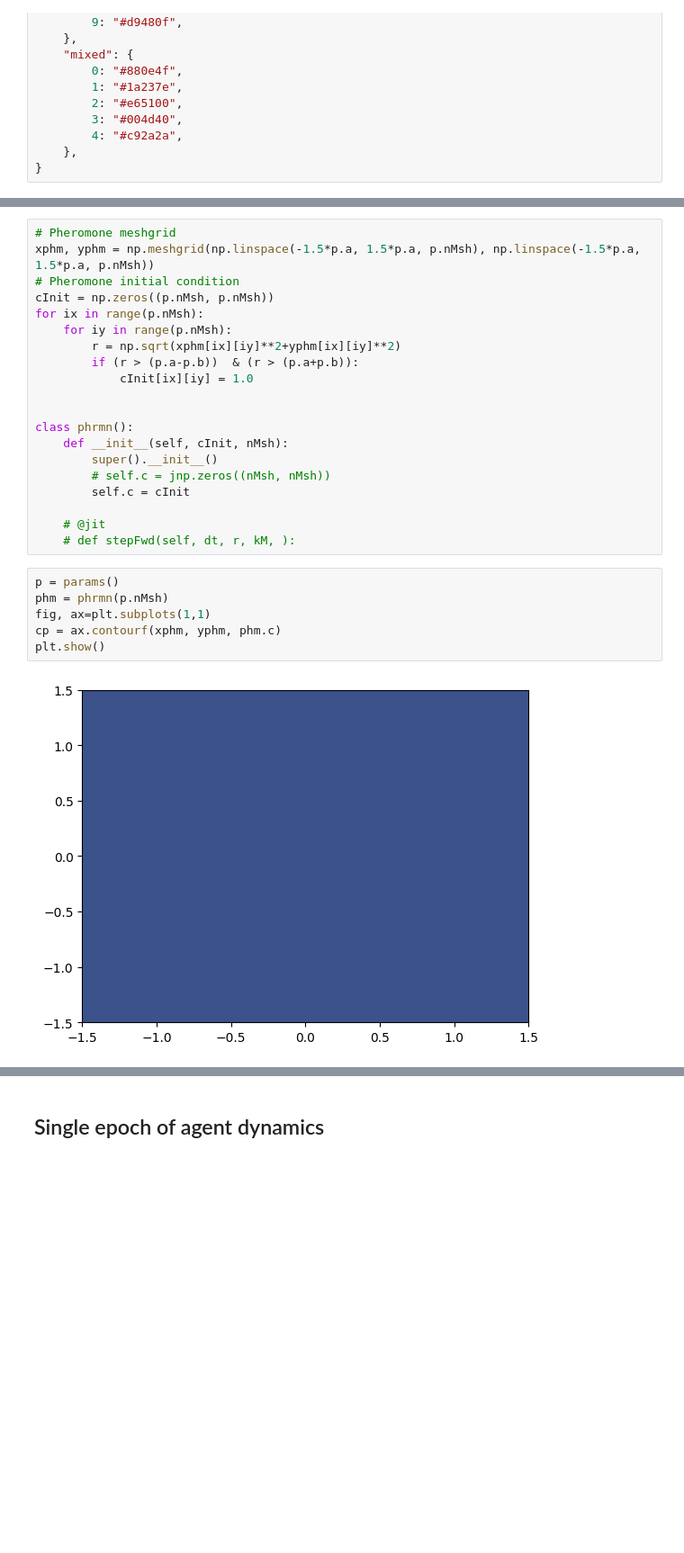
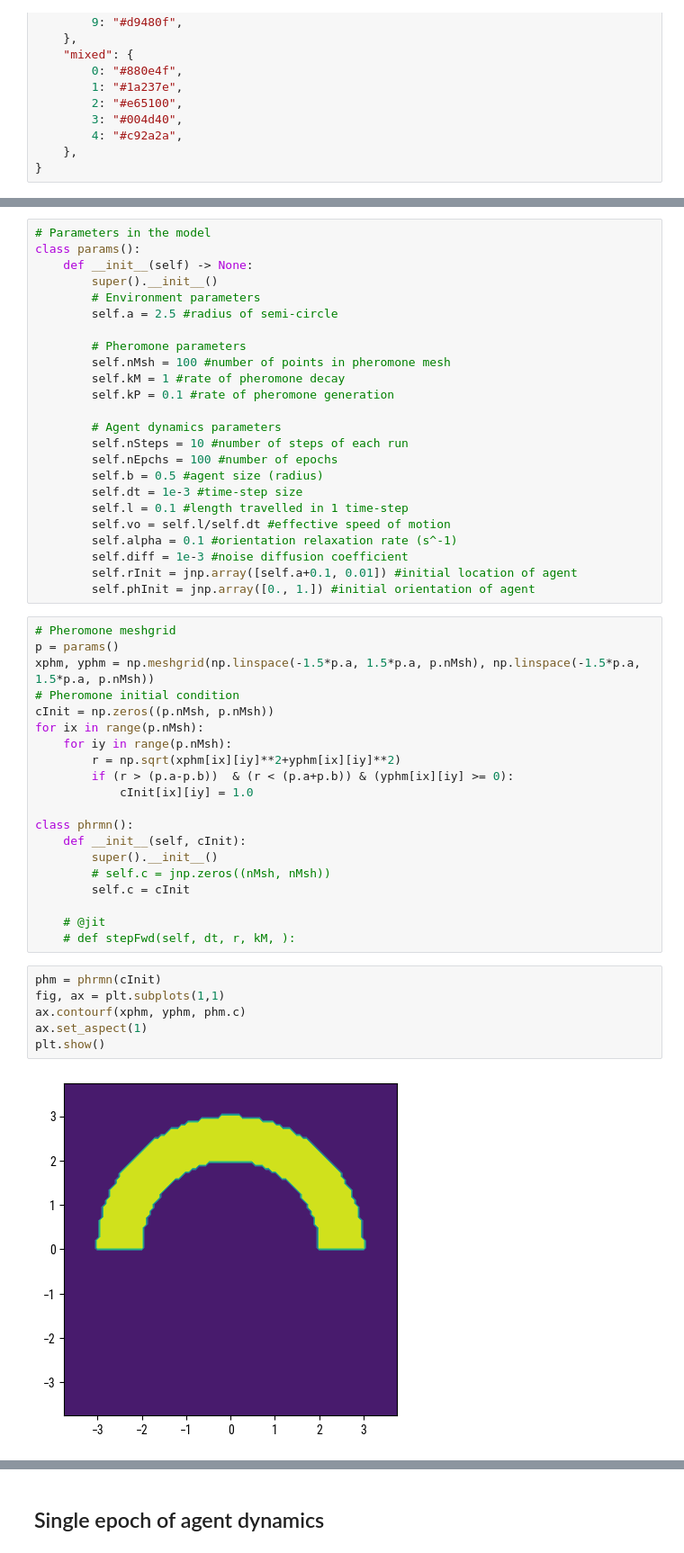
Before and after one commit to sgangaprasath/CollectiveTradeoff, a Jupyter notebook: LineFollowOUParticle.ipynb, the cells around one changed output, grey strips where cells are left out. Shown at 90% size. Cells and saved outputs as stored; diff of their text form; blank space fills up the shorter version.

```diff
--- a/LineFollowOUParticle.ipynb
+++ b/LineFollowOUParticle.ipynb
@@ -194,17 +196,41 @@ colors = {
+# %%
+# Parameters in the model
+class params():
+    def __init__(self) -> None:
+        super().__init__()
+        # Environment parameters
+        self.a = 2.5 #radius of semi-circle
+
+        # Pheromone parameters
+        self.nMsh = 100 #number of points in pheromone mesh
+        self.kM = 1 #rate of pheromone decay
+        self.kP = 0.1 #rate of pheromone generation
+
+        # Agent dynamics parameters
+        self.nSteps = 10 #number of steps of each run
+        self.nEpchs = 100 #number of epochs
+        self.b = 0.5 #agent size (radius)
+        self.dt = 1e-3 #time-step size
+        self.l = 0.1 #length travelled in 1 time-step
+        self.vo = self.l/self.dt #effective speed of motion
+        self.alpha = 0.1 #orientation relaxation rate (s^-1)
+        self.diff = 1e-3 #noise diffusion coefficient
+        self.rInit = jnp.array([self.a+0.1, 0.01]) #initial location of agent
+        self.phInit = jnp.array([0., 1.]) #initial orientation of agent
 # %%
 # Pheromone meshgrid
+p = params()
 xphm, yphm = np.meshgrid(np.linspace(-1.5*p.a, 1.5*p.a, p.nMsh), np.linspace(-1.5*p.a, 1.5*p.a, p.nMsh))
 # Pheromone initial condition
 cInit = np.zeros((p.nMsh, p.nMsh))
 for ix in range(p.nMsh):
     for iy in range(p.nMsh):
         r = np.sqrt(xphm[ix][iy]**2+yphm[ix][iy]**2)
-        if (r > (p.a-p.b))  & (r > (p.a+p.b)):
+        if (r > (p.a-p.b))  & (r < (p.a+p.b)) & (yphm[ix][iy] >= 0):
             cInit[ix][iy] = 1.0
 
-
 class phrmn():
-    def __init__(self, cInit, nMsh):
+    def __init__(self, cInit):
         super().__init__()
         # self.c = jnp.zeros((nMsh, nMsh))
         self.c = cInit
@@ -212,10 +238,10 @@ class phrmn():
     # @jit
     # def stepFwd(self, dt, r, kM, ):
 # %%
-p = params()
-phm = phrmn(p.nMsh)
-fig, ax=plt.subplots(1,1)
-cp = ax.contourf(xphm, yphm, phm.c)
+phm = phrmn(cInit)
+fig, ax = plt.subplots(1,1)
+ax.contourf(xphm, yphm, phm.c)
+ax.set_aspect(1)
 plt.show()
 # %% [output]
-[figure, old version]
+[figure, new version]
```
Also changed, not shown: parts of 7 cells of this notebook, 1 other file.
